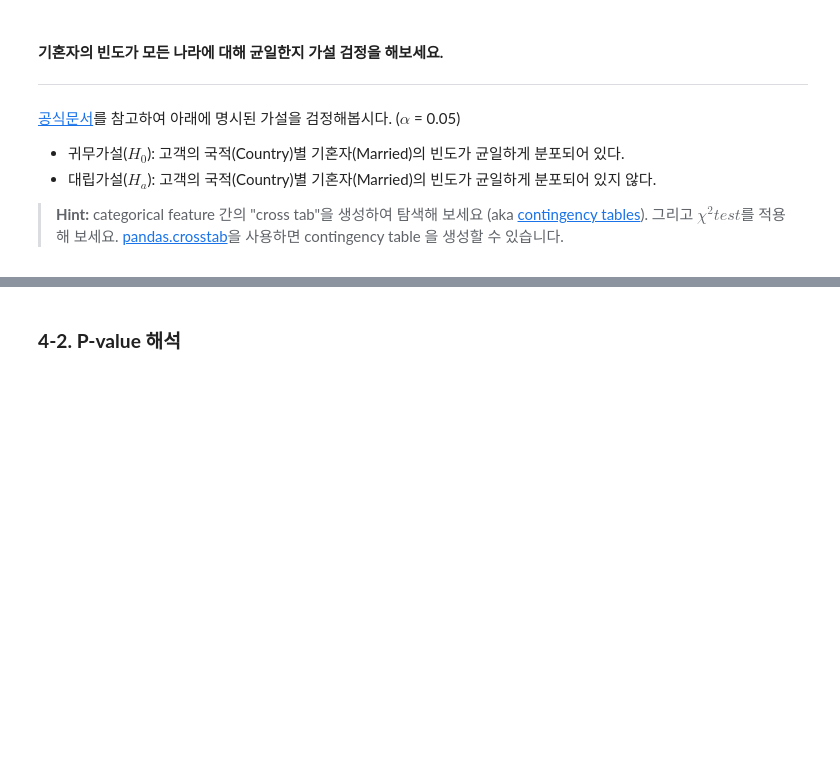
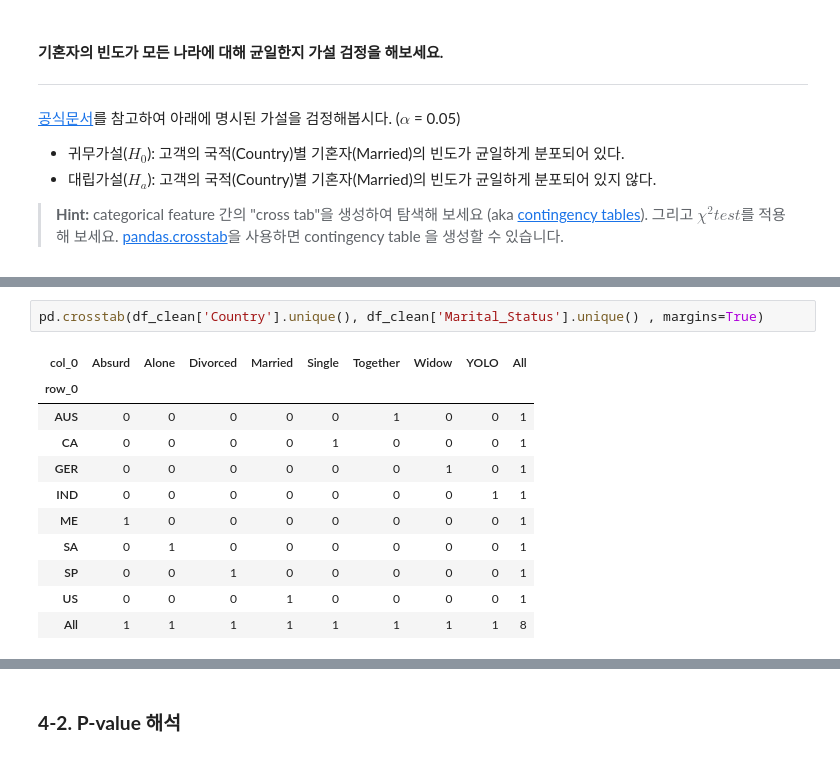
Before and after one commit to LamuneGitHub/A001_Python_Test, a Jupyter notebook: ai15-sc12x-이상필.ipynb, the cells around one changed output, grey strips where cells are left out. Cells and saved outputs as stored; diff of their text form; blank space fills up the shorter version.

```diff
--- a/ai15-sc12x-이상필.ipynb
+++ b/ai15-sc12x-이상필.ipynb
@@ -493,0 +507,14 @@ p
+# %%
+pd.crosstab(df_clean['Country'].unique(), df_clean['Marital_Status'].unique() , margins=True)
+# %% [output]
+| col_0 | Absurd | Alone | Divorced | Married | Single | Together | Widow | YOLO | All |
+| row_0 |  |  |  |  |  |  |  |  |  |
+| AUS | 0 | 0 | 0 | 0 | 0 | 1 | 0 | 0 | 1 |
+| CA | 0 | 0 | 0 | 0 | 1 | 0 | 0 | 0 | 1 |
+| GER | 0 | 0 | 0 | 0 | 0 | 0 | 1 | 0 | 1 |
+| IND | 0 | 0 | 0 | 0 | 0 | 0 | 0 | 1 | 1 |
+| ME | 1 | 0 | 0 | 0 | 0 | 0 | 0 | 0 | 1 |
+| SA | 0 | 1 | 0 | 0 | 0 | 0 | 0 | 0 | 1 |
+| SP | 0 | 0 | 1 | 0 | 0 | 0 | 0 | 0 | 1 |
+| US | 0 | 0 | 0 | 1 | 0 | 0 | 0 | 0 | 1 |
+| All | 1 | 1 | 1 | 1 | 1 | 1 | 1 | 1 | 8 |
```
Also changed, not shown: parts of 5 cells of this notebook.
